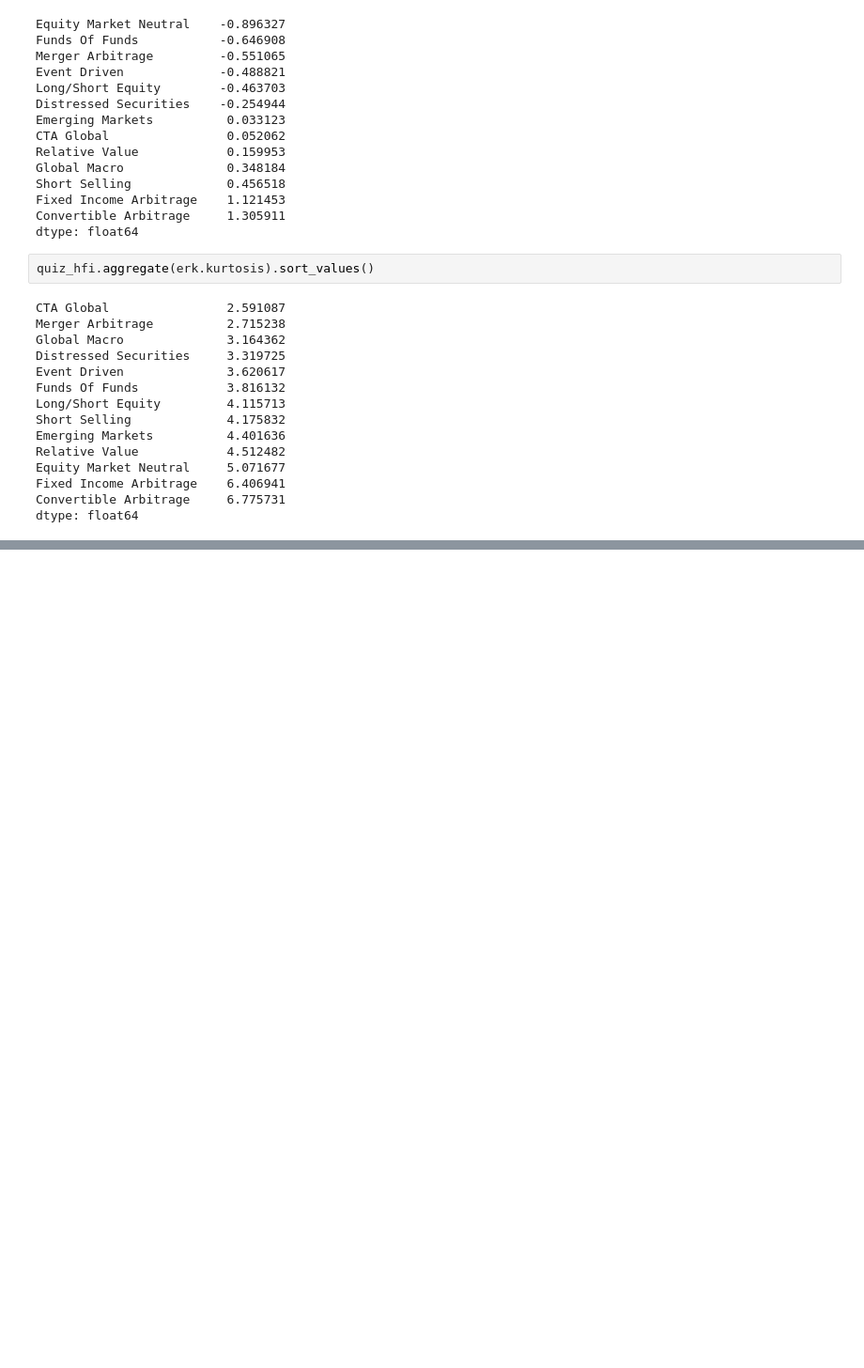
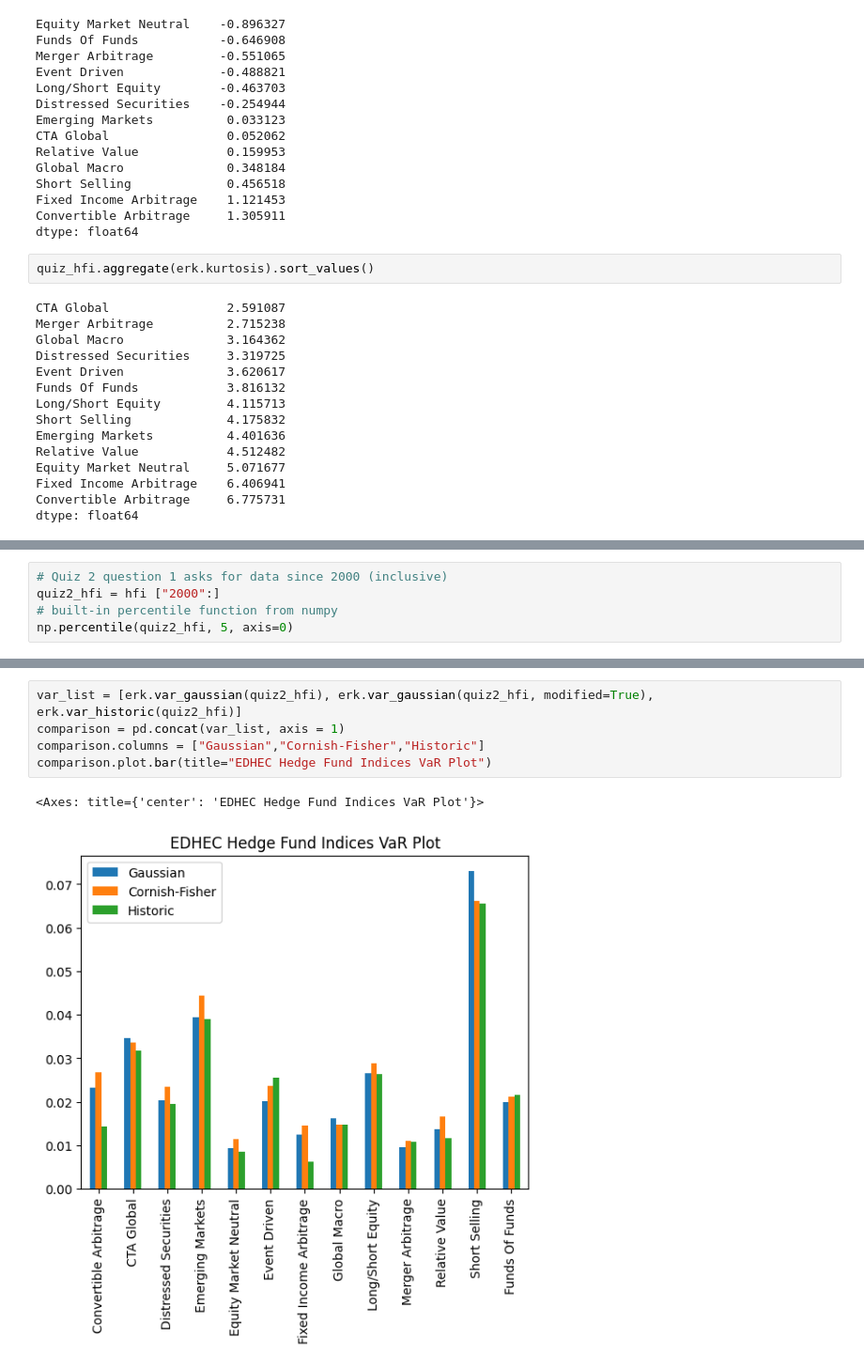
Before and after one commit to tho-hk/edhec-portfolio-construction, a Jupyter notebook: nb/hfi.ipynb, the cells around one changed output, grey strips where cells are left out. Shown at 94% size. Drawn from its saved outputs; the diff is of its cells as text; blank space fills up the shorter version.

```diff
--- a/nb/hfi.ipynb
+++ b/nb/hfi.ipynb
@@ -174,0 +184,5 @@ dtype: float64
+# %%
+# Quiz 2 question 1 asks for data since 2000 (inclusive)
+quiz2_hfi = hfi ["2000":]
+# built-in percentile function from numpy
+np.percentile(quiz2_hfi, 5, axis=0)
@@ -174,0 +253,8 @@ dtype: float64
+# %%
+var_list = [erk.var_gaussian(quiz2_hfi), erk.var_gaussian(quiz2_hfi, modified=True), erk.var_historic(quiz2_hfi)]
+comparison = pd.concat(var_list, axis = 1)
+comparison.columns = ["Gaussian","Cornish-Fisher","Historic"]
+comparison.plot.bar(title="EDHEC Hedge Fund Indices VaR Plot")
+# %% [output]
+<Axes: title={'center': 'EDHEC Hedge Fund Indices VaR Plot'}>
+[figure, added]
```
Also changed, not shown: parts of 10 cells of this notebook.
